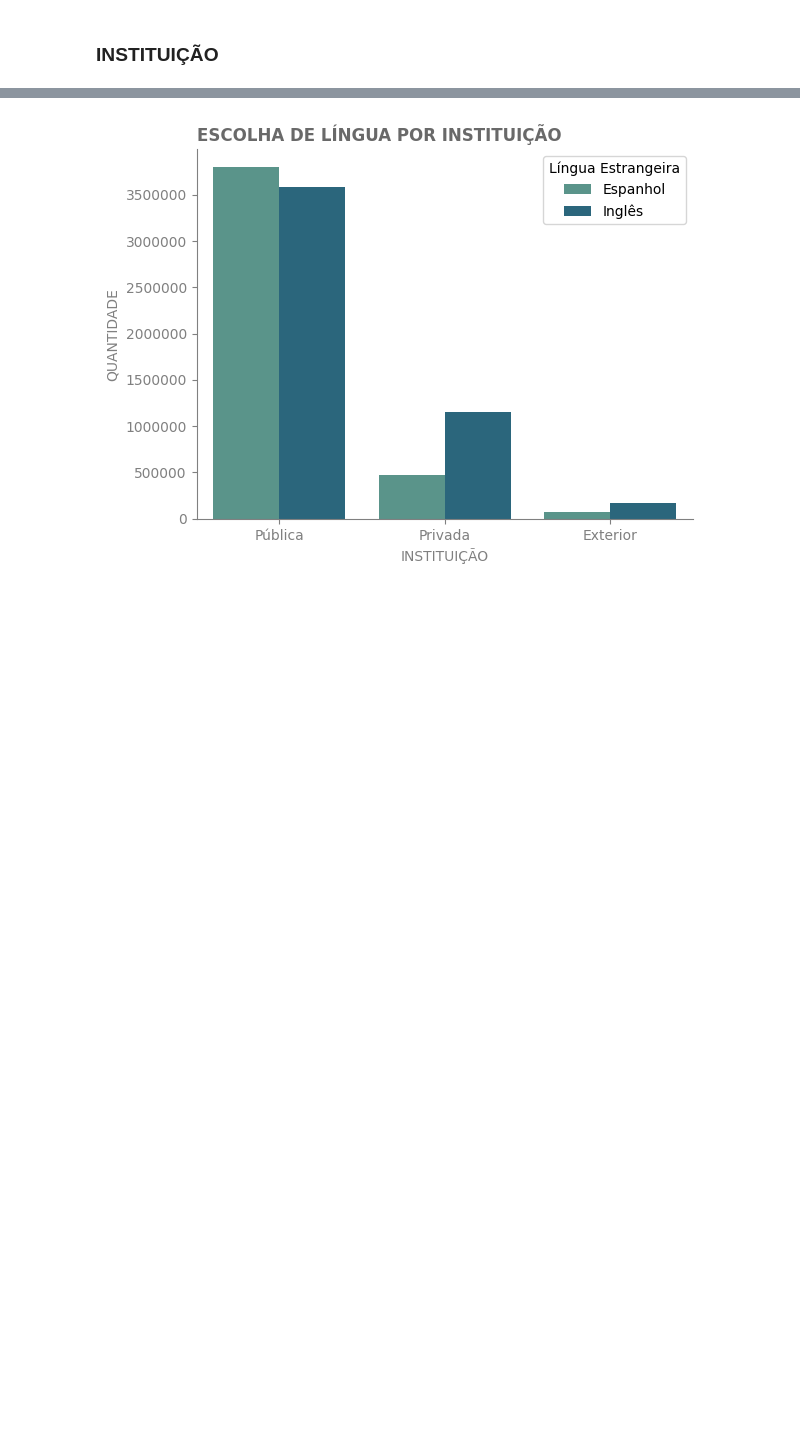
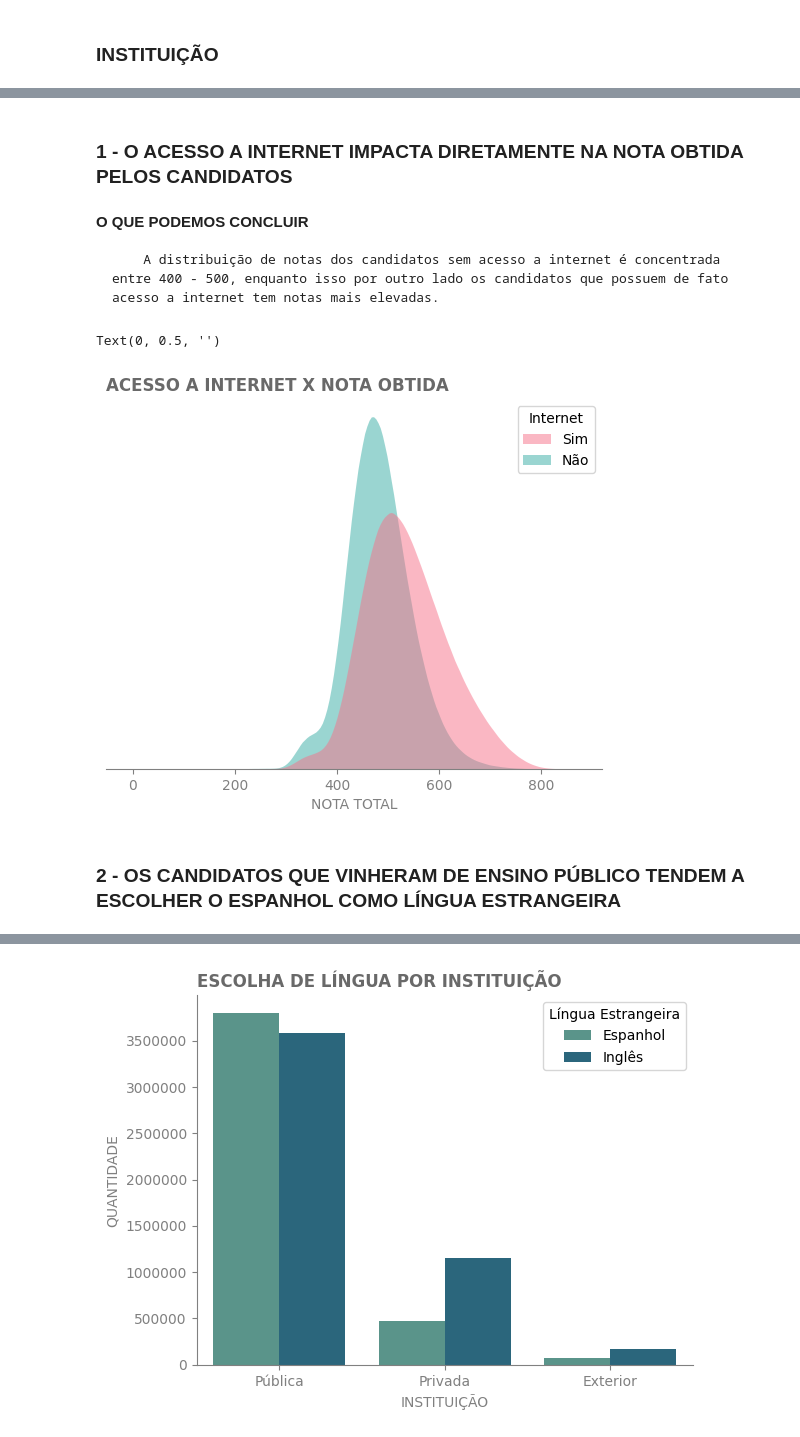
Before and after one commit to LiamFer/ENEM-Analysis, a Jupyter notebook: main_analysis.ipynb, the cells around one changed output, grey strips where cells are left out. Cells and saved outputs as stored; diff of their text form; code cells hidden in the pictures; blank space fills up the shorter version.

```diff
--- a/main_analysis.ipynb
+++ b/main_analysis.ipynb
@@ -391,0 +488,35 @@ axs.spines['left'].set_color("gray")
+# %% [markdown]
+### **1 -** O ACESSO A INTERNET IMPACTA DIRETAMENTE NA NOTA OBTIDA PELOS CANDIDATOS
+# %% [markdown]
+**O QUE PODEMOS CONCLUIR**
+
+        A distribuição de notas dos candidatos sem acesso a internet é concentrada entre 400 - 500, enquanto isso por outro lado os candidatos que possuem de fato acesso a internet tem notas mais elevadas.
+# %%
+# Separando as colunas necessárias para a visualização
+internet_grades = enem.loc[:,"Internet":]
+internet_grades['Internet'] = internet_grades['Internet'].map(relations['status_internet'])
+
+# Plotando o gráfico
+kerneld = sns.kdeplot(
+   data=internet_grades, x="Nota Total", hue="Internet",
+   fill=True, common_norm=False, palette=sns.color_palette("husl", 2),
+   alpha=.5, linewidth=0,
+)
+
+kerneld.set_title("ACESSO A INTERNET X NOTA OBTIDA", color='dimgrey',loc='left',fontweight='bold')
+
+# Removendo as bordas do gráfico e configurando
+kerneld.spines['top'].set_visible(False)
+kerneld.spines['right'].set_visible(False)
+kerneld.spines['left'].set_visible(False)
+kerneld.spines['bottom'].set_color("gray")
+
+kerneld.set_yticks([])
+kerneld.tick_params(axis='x', colors='gray')
+kerneld.set_xlabel('NOTA TOTAL',color='gray')
+kerneld.set_ylabel('')
+# %% [output]
+Text(0, 0.5, '')
+[figure, added]
+# %% [markdown]
+### **2 -** OS CANDIDATOS QUE VINHERAM DE ENSINO PÚBLICO TENDEM A ESCOLHER O ESPANHOL COMO LÍNGUA ESTRANGEIRA
```
Also changed, not shown: parts of 62 cells of this notebook, 6 other files.
